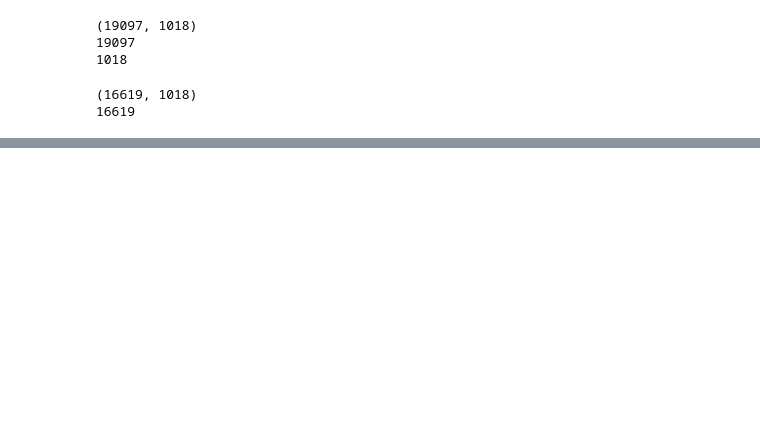
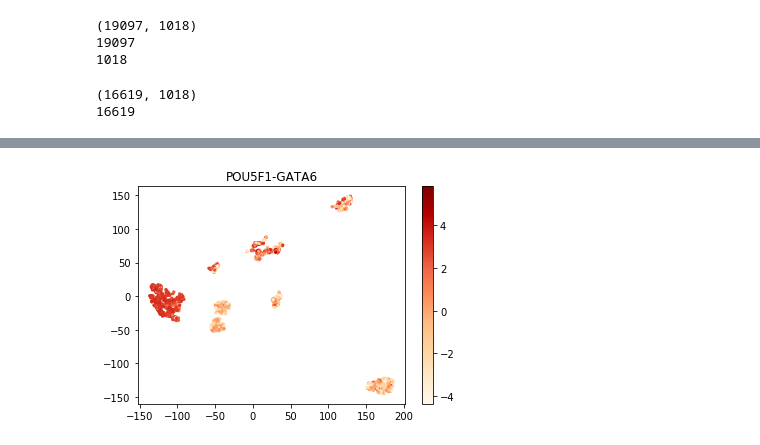
Before and after one commit to Cheereus/StackingSingleCellClassify, a Jupyter notebook: src/CSN.ipynb, the cells around one changed output, grey strips where cells are left out. Saved outputs shown, nothing was run; the diff lists cells and outputs as text; code cells hidden in the pictures; blank space fills up the shorter version.

```diff
--- a/src/CSN.ipynb
+++ b/src/CSN.ipynb
@@ -190,0 +280,8 @@ KeyboardInterrupt:
+# %%
+
+plt.scatter(x, y, c=ro_arr, s=5, cmap='OrRd')
+plt.colorbar()
+plt.title('POU5F1-GATA6')
+plt.show()
+# %% [output]
+[figure, added]
```
Also changed, not shown: parts of 13 cells of this notebook, 2 other files.
